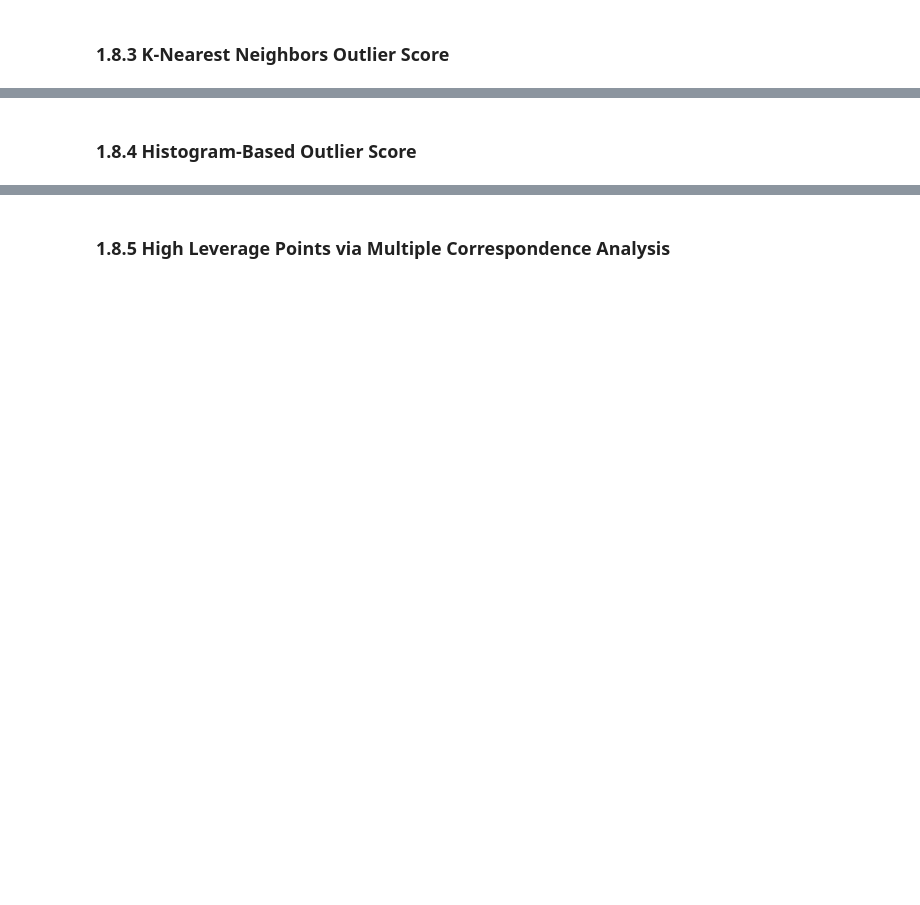
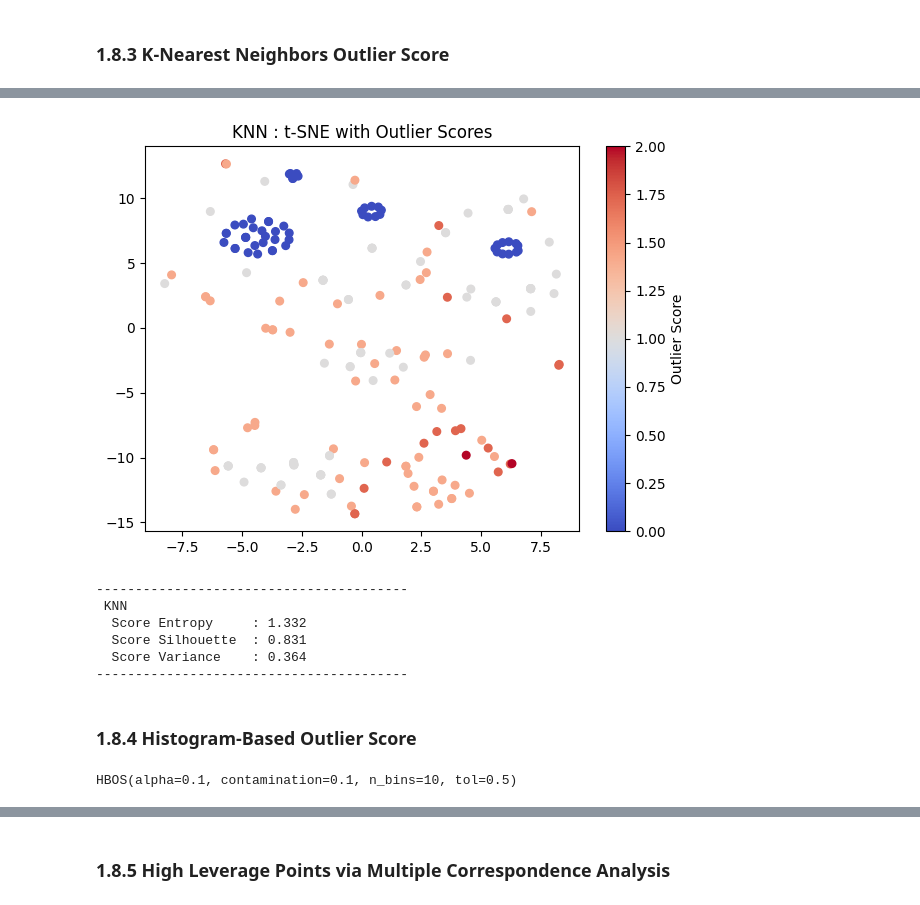
Before and after one commit to JohnPaulinePineda/Portfolio_Project_61, a Jupyter notebook: codes/DetectingAndEvaluatingAnomaliesInCategoricalDataUnderSupervisedAndUnsupervisedSettings.ipynb, the cells around one changed output, grey strips where cells are left out. Drawn from its saved outputs; the diff is of its cells as text; code cells hidden in the pictures; blank space fills up the shorter version.

```diff
--- a/codes/DetectingAndEvaluatingAnomaliesInCategoricalDataUnderSupervisedAndUnsupervisedSettings.ipynb
+++ b/codes/DetectingAndEvaluatingAnomaliesInCategoricalDataUnderSupervisedAndUnsupervisedSettings.ipynb
@@ -1701,2 +1790,28 @@ evaluate_supervised_outlier_detection_model(DummyModel(m_dist), X_train, y_train
+# %%
+##################################
+# Evaluating the apparent performance
+# of the unsupervised learning model
+# based on K-Nearest Neighbors Outlier Score
+##################################
+scores = model_knn.decision_scores_
+visualize_unsupervised_outlier_detection_model(X_train, scores, "KNN")
+unsupervised_results.append(evaluate_unsupervised_outlier_detection_model(scores, "KNN"))
+# %% [output]
+[figure, added]
+----------------------------------------
+ KNN
+  Score Entropy     : 1.332
+  Score Silhouette  : 0.831
+  Score Variance    : 0.364
+----------------------------------------
 # %% [markdown]
 ### 1.8.4 Histogram-Based Outlier Score <a class="anchor" id="1.8.4"></a>
+# %%
+##################################
+# Formulating an unsupervised learning model
+# based on Histogram-Based Outlier Score
+##################################
+model_hbos = HBOS()
+model_hbos.fit(X_train)
+# %% [output]
+HBOS(alpha=0.1, contamination=0.1, n_bins=10, tol=0.5)
```
Also changed, not shown: parts of 13 cells of this notebook, 2 other files.
